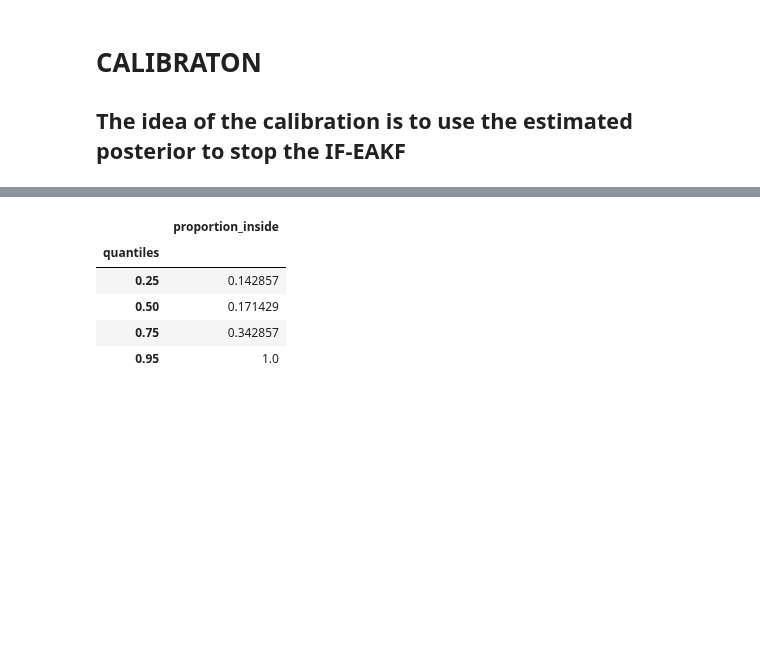
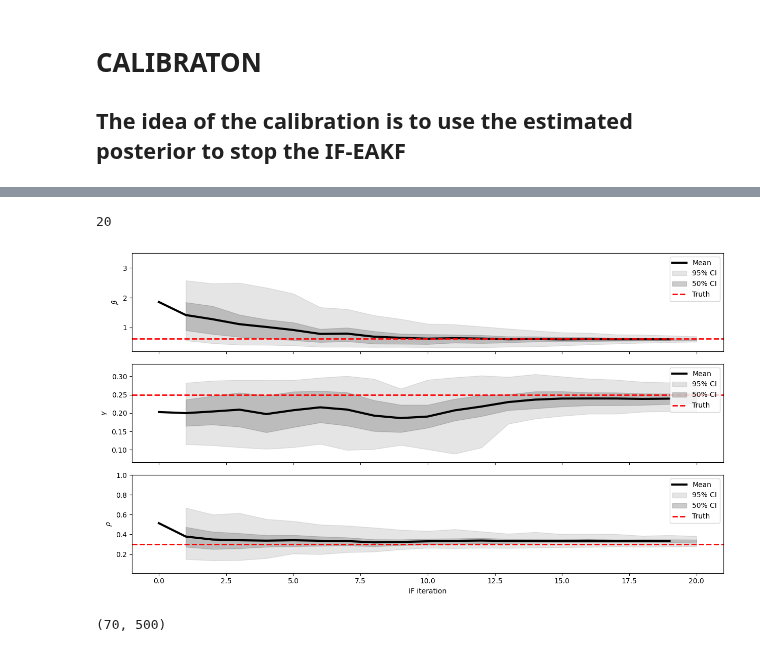
Before and after one commit to ChaosDonkey06/pompjax, a Jupyter notebook: pompjax/calibration_example.ipynb, the cells around one changed output, grey strips where cells are left out. Cells and saved outputs as stored; diff of their text form; code cells hidden in the pictures; blank space fills up the shorter version.

```diff
--- a/pompjax/calibration_example.ipynb
+++ b/pompjax/calibration_example.ipynb
@@ -226,9 +230,30 @@ samples     = y_sim
-# %%
-cal_df
-# %% [output]
-|  | proportion_inside |
-| quantiles |  |
-| 0.25 | 0.142857 |
-| 0.50 | 0.171429 |
-| 0.75 | 0.342857 |
-| 0.95 | 1.0 |
+# %%
+best_if_iteration
+# %% [output]
+20
+# %%
+from diagnostic_plots import convergence_plot
+from utils import create_df_response
+import matplotlib.pyplot as plt
+
+θpost_plot = θpost[:, :, :, :best_if_iteration]
+beta_post  = θpost_plot[0, :, :, :].mean(1).T
+gamma_post = θpost_plot[1, :, :, :].mean(1).T
+rho_post   = θpost_plot[2, :, :, :].mean(1).T
+
+p_truth = model_settings["param_truth"]
+β_df    = create_df_response(beta_post,  time=len(range(best_if_iteration)))
+γ_df    = create_df_response(gamma_post, time=len(range(best_if_iteration)))
+ρ_df    = create_df_response(rho_post,   time=len(range(best_if_iteration)))
+
+p_df   = [β_df, γ_df, ρ_df]
+p_name = [r"$\beta$", r"$\gamma$", r"$\rho$"]
+
+fig, ax = plt.subplots(3, 1, figsize=(12.5, 7.2), sharex=True)
+convergence_plot(θmle[:, :best_if_iteration], p_df, parameters_range, param_truth=p_truth, param_label=p_name, ax=ax, fig=fig)
+# %% [output]
+[figure, added]
+# %%
+gamma_post.shape
+# %% [output]
+(70, 500)
```
Also changed, not shown: parts of 5 cells of this notebook.
